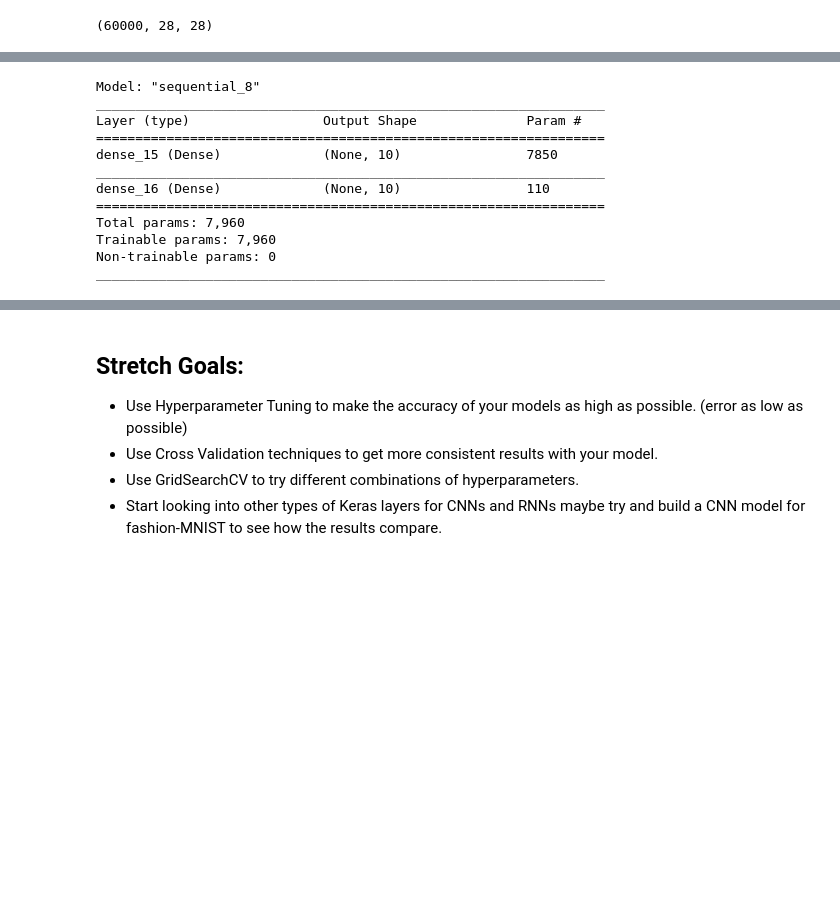
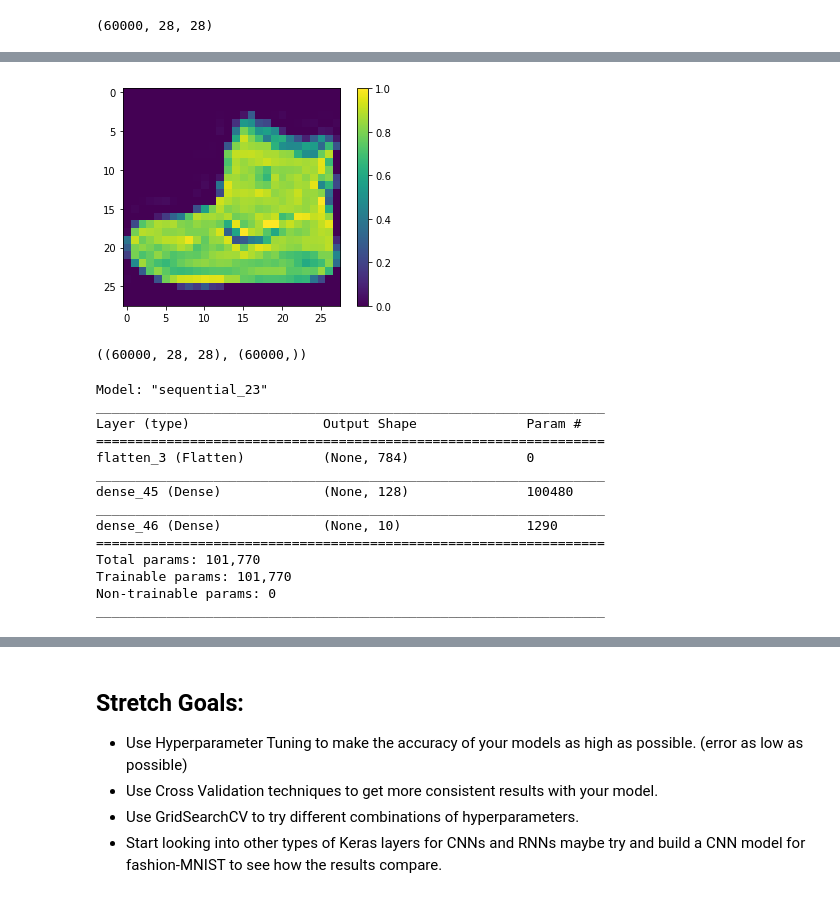
Before and after one commit to lfr4704/DS-Unit-4-Sprint-2-Neural-Networks, a Jupyter notebook: module3-Intro-to-Keras/LS_DS_423_Keras_Assignment.ipynb, the cells around one changed output, grey strips where cells are left out. Drawn from its saved outputs; the diff is of its cells as text; code cells hidden in the pictures; blank space fills up the shorter version.

```diff
--- a/module3-Intro-to-Keras/LS_DS_423_Keras_Assignment.ipynb
+++ b/module3-Intro-to-Keras/LS_DS_423_Keras_Assignment.ipynb
@@ -312,0 +310,8 @@ y_train.shape
+# %%
+plt.figure()
+plt.imshow(X_train[0])
+plt.colorbar()
+plt.grid(False)
+plt.show()
+# %% [output]
+[figure, added]
@@ -313,21 +320,28 @@ y_train.shape
+# %%
+X_train.shape, y_train.shape
+# %% [output]
+((60000, 28, 28), (60000,))
 # %%
 mnist_model = Sequential()
-mnist_model.add(Dense(10, input_shape=(X_train.shape[1],), activation="relu"))
-mnist_model.add(Dense(10, activation="relu"))
+mnist_model.add(Flatten(input_shape=(28,28)))
+mnist_model.add(Dense(128, activation="relu"))
+mnist_model.add(Dense(10, activation="softmax"))
 
-mnist_model.compile(loss='categorical_crossentropy', optimizer='adam', metrics=['accuracy'])
+mnist_model.compile(loss='sparse_categorical_crossentropy', optimizer='adam', metrics=['accuracy'])
 mnist_model.summary()
 # %% [output]
-Model: "sequential_8"
+Model: "sequential_23"
 _________________________________________________________________
 Layer (type)                 Output Shape              Param #
 =================================================================
-dense_15 (Dense)             (None, 10)                7850
+flatten_3 (Flatten)          (None, 784)               0
 _________________________________________________________________
-dense_16 (Dense)             (None, 10)                110
+dense_45 (Dense)             (None, 128)               100480
+_________________________________________________________________
+dense_46 (Dense)             (None, 10)                1290
 =================================================================
-Total params: 7,960
-Trainable params: 7,960
+Total params: 101,770
+Trainable params: 101,770
 Non-trainable params: 0
 _________________________________________________________________
 # %%
```
Also changed, not shown: parts of 16 cells of this notebook.
